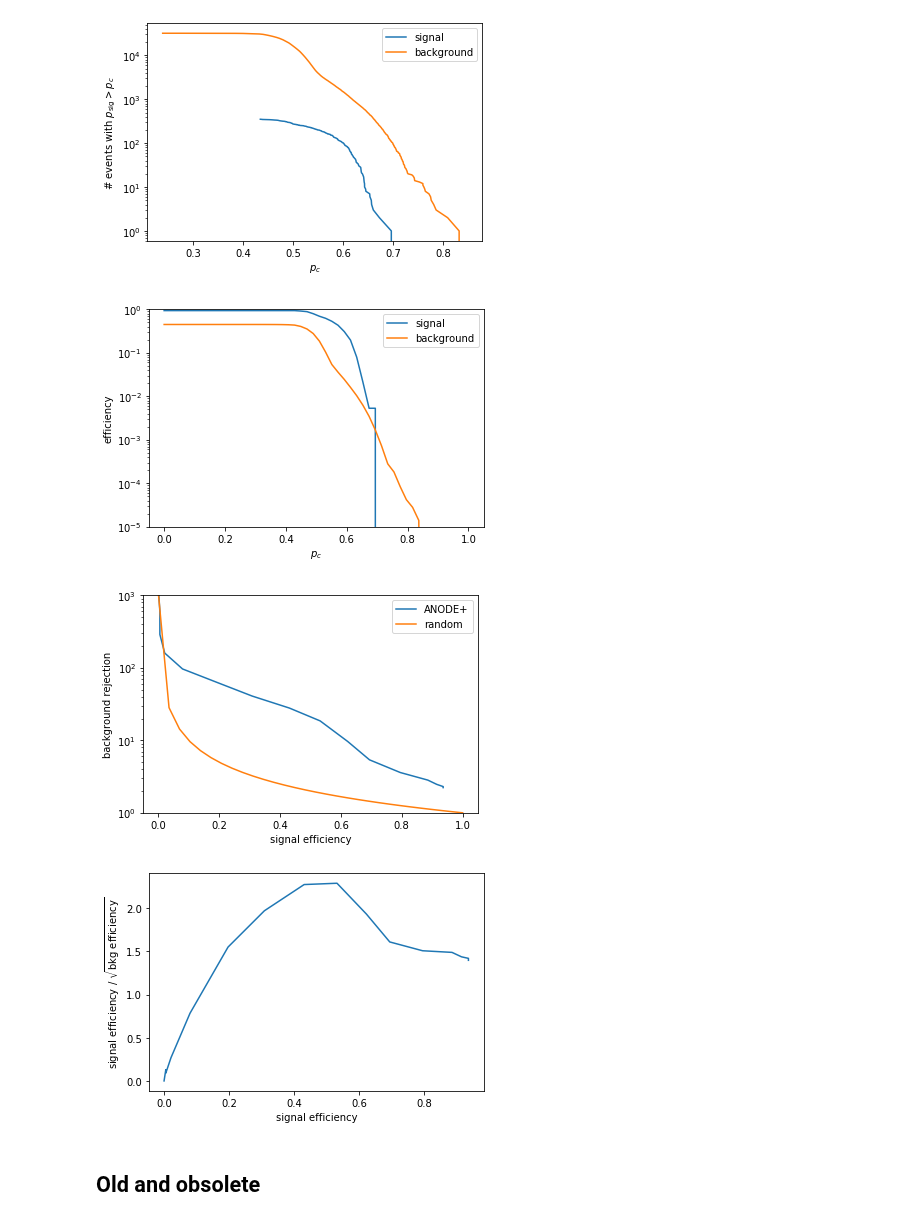
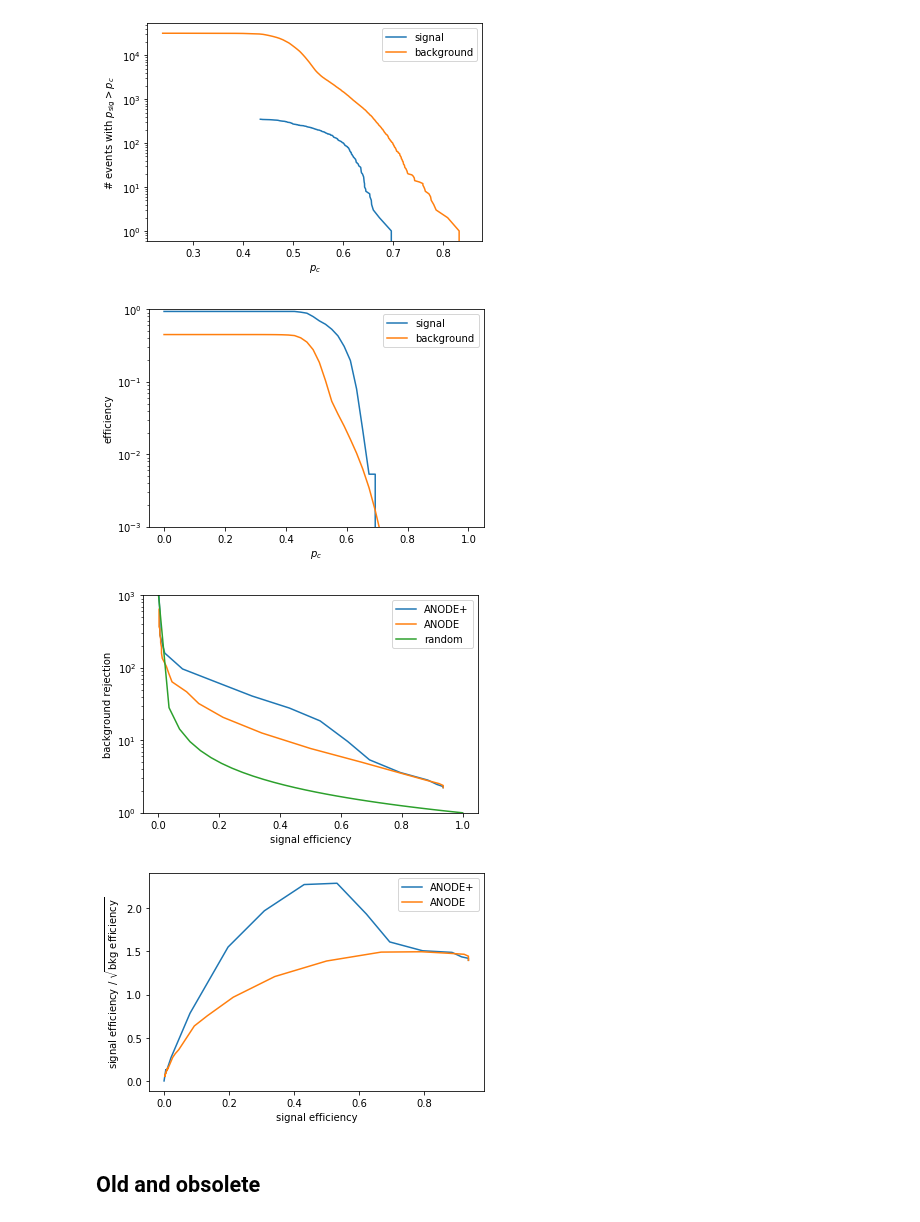
Before and after one commit to matteoettam09/i-flow, a Jupyter notebook: DensityEstimation/RnD_dataset.ipynb, the cells around one changed output. Cells and saved outputs as stored; diff of their text form; code cells hidden in the pictures.

Commit message:
small improvements in plots

```diff
--- a/DensityEstimation/RnD_dataset.ipynb
+++ b/DensityEstimation/RnD_dataset.ipynb
@@ -824,23 +824,24 @@ plt.show()
 # %% [output]
 [figure]
 # %%
-effs = pd.DataFrame(np.linspace(0, 1, 50), columns=['pc'])
-effs['sig_eff'] = effs.pc.transform(lambda x: len(signals.query('sig_prob > {}'.format(x)))/Nsig_SR)
-effs['bkg_rej'] = effs.pc.transform(lambda x: Nbkg_SR/max(1e-20, len(backgrounds.query('sig_prob > {}'.format(x)))))
-effs['s_over_sqrtb'] = effs.sig_eff * np.sqrt(effs.bkg_rej)
+effs2 = pd.DataFrame(np.linspace(0, 1, 50), columns=['pc'])
+effs2['sig_eff'] = effs2.pc.transform(lambda x: len(signals.query('sig_prob > {}'.format(x)))/Nsig_SR)
+effs2['bkg_rej'] = effs2.pc.transform(lambda x: Nbkg_SR/max(1e-20, len(backgrounds.query('sig_prob > {}'.format(x)))))
+effs2['s_over_sqrtb'] = effs2.sig_eff * np.sqrt(effs2.bkg_rej)
 # %%
-plt.plot(effs.pc, effs.sig_eff, label='signal')
-plt.plot(effs.pc, 1/effs.bkg_rej, label='background')
+plt.plot(effs2.pc, effs2.sig_eff, label='signal')
+plt.plot(effs2.pc, 1/effs2.bkg_rej, label='background')
 plt.xlabel('$p_c$')
 plt.ylabel('efficiency')
 plt.yscale('log')
-plt.ylim(1e-5, 1)
+plt.ylim(1e-3, 1)
 plt.legend()
 plt.show()
 # %% [output]
-[figure, old version]
+[figure, new version]
 # %%
-plt.plot(effs.sig_eff, effs.bkg_rej, label='ANODE+')
+plt.plot(effs2.sig_eff, effs2.bkg_rej, label='ANODE+')
+plt.plot(effs.sig_eff, effs.bkg_rej, label='ANODE')
 plt.plot(np.linspace(0.001, 1, 30), 1/np.linspace(0.001, 1, 30), label='random')
 plt.yscale('log')
 plt.xlabel('signal efficiency')
@@ -850,14 +851,16 @@ plt.legend()
 plt.savefig('ROC.png')
 plt.show()
 # %% [output]
-[figure, old version]
+[figure, new version]
 # %%
-plt.plot(effs.sig_eff, effs.s_over_sqrtb)
+plt.plot(effs2.sig_eff, effs2.s_over_sqrtb, label='ANODE+')
+plt.plot(effs.sig_eff, effs.s_over_sqrtb, label='ANODE')
+plt.legend()
 plt.xlabel('signal efficiency')
 plt.ylabel('signal efficiency / $\sqrt{\mathrm{bkg~efficiency}}$')
 plt.show()
 # %% [output]
-[figure, old version]
+[figure, new version]
 # %% [markdown]
 ## Old and obsolete
 # %%
```
